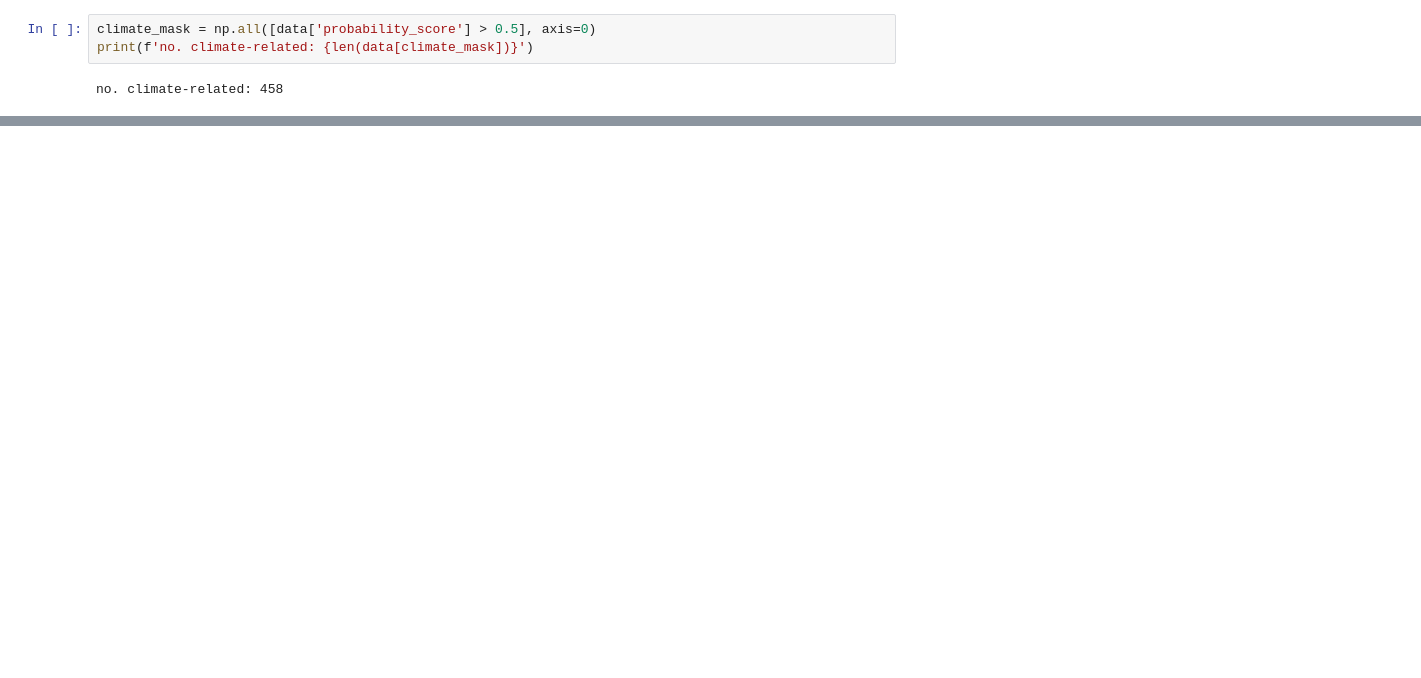
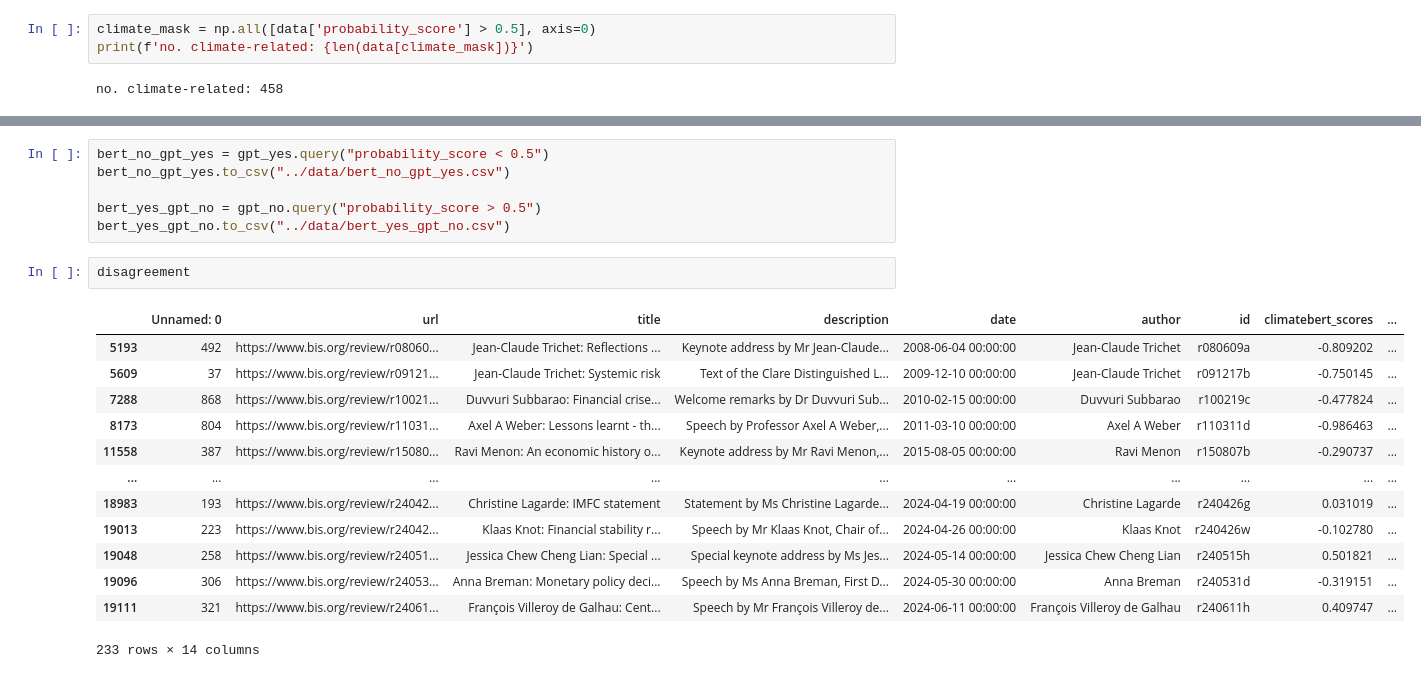
Before and after one commit to stefanarseneau/climate-speeches, a Jupyter notebook: notebooks/assess.ipynb, the cells around one changed output, grey strips where cells are left out. Drawn from its saved outputs; the diff is of its cells as text; blank space fills up the shorter version.

```diff
--- a/notebooks/assess.ipynb
+++ b/notebooks/assess.ipynb
@@ -42,0 +129,22 @@ no. climate-related: 458
+# %%
+bert_no_gpt_yes = gpt_yes.query("probability_score < 0.5")
+bert_no_gpt_yes.to_csv("../data/bert_no_gpt_yes.csv")
+
+bert_yes_gpt_no = gpt_no.query("probability_score > 0.5")
+bert_yes_gpt_no.to_csv("../data/bert_yes_gpt_no.csv")
+# %%
+disagreement
+# %% [output]
+|  | Unnamed: 0 | url | title | description | date | author | id | climatebert_scores | ... |
+| 5193 | 492 | https://www.bis.org/review/r08060... | Jean-Claude Trichet: Reflections ... | Keynote address by Mr Jean-Claude... | 2008-06-04 00:00:00 | Jean-Claude Trichet | r080609a | -0.809202 | ... |
+| 5609 | 37 | https://www.bis.org/review/r09121... | Jean-Claude Trichet: Systemic risk | Text of the Clare Distinguished L... | 2009-12-10 00:00:00 | Jean-Claude Trichet | r091217b | -0.750145 | ... |
+| 7288 | 868 | https://www.bis.org/review/r10021... | Duvvuri Subbarao: Financial crise... | Welcome remarks by Dr Duvvuri Sub... | 2010-02-15 00:00:00 | Duvvuri Subbarao | r100219c | -0.477824 | ... |
+| 8173 | 804 | https://www.bis.org/review/r11031... | Axel A Weber: Lessons learnt - th... | Speech by Professor Axel A Weber,... | 2011-03-10 00:00:00 | Axel A Weber | r110311d | -0.986463 | ... |
+| 11558 | 387 | https://www.bis.org/review/r15080... | Ravi Menon: An economic history o... | Keynote address by Mr Ravi Menon,... | 2015-08-05 00:00:00 | Ravi Menon | r150807b | -0.290737 | ... |
+| ... | ... | ... | ... | ... | ... | ... | ... | ... | ... |
+| 18983 | 193 | https://www.bis.org/review/r24042... | Christine Lagarde: IMFC statement | Statement by Ms Christine Lagarde... | 2024-04-19 00:00:00 | Christine Lagarde | r240426g | 0.031019 | ... |
+| 19013 | 223 | https://www.bis.org/review/r24042... | Klaas Knot: Financial stability r... | Speech by Mr Klaas Knot, Chair of... | 2024-04-26 00:00:00 | Klaas Knot | r240426w | -0.102780 | ... |
+| 19048 | 258 | https://www.bis.org/review/r24051... | Jessica Chew Cheng Lian: Special ... | Special keynote address by Ms Jes... | 2024-05-14 00:00:00 | Jessica Chew Cheng Lian | r240515h | 0.501821 | ... |
+| 19096 | 306 | https://www.bis.org/review/r24053... | Anna Breman: Monetary policy deci... | Speech by Ms Anna Breman, First D... | 2024-05-30 00:00:00 | Anna Breman | r240531d | -0.319151 | ... |
+| 19111 | 321 | https://www.bis.org/review/r24061... | François Villeroy de Galhau: Cent... | Speech by Mr François Villeroy de... | 2024-06-11 00:00:00 | François Villeroy de Galhau | r240611h | 0.409747 | ... |
+233 rows × 14 columns
```
Also changed, not shown: parts of 11 cells of this notebook, 3 other files.
